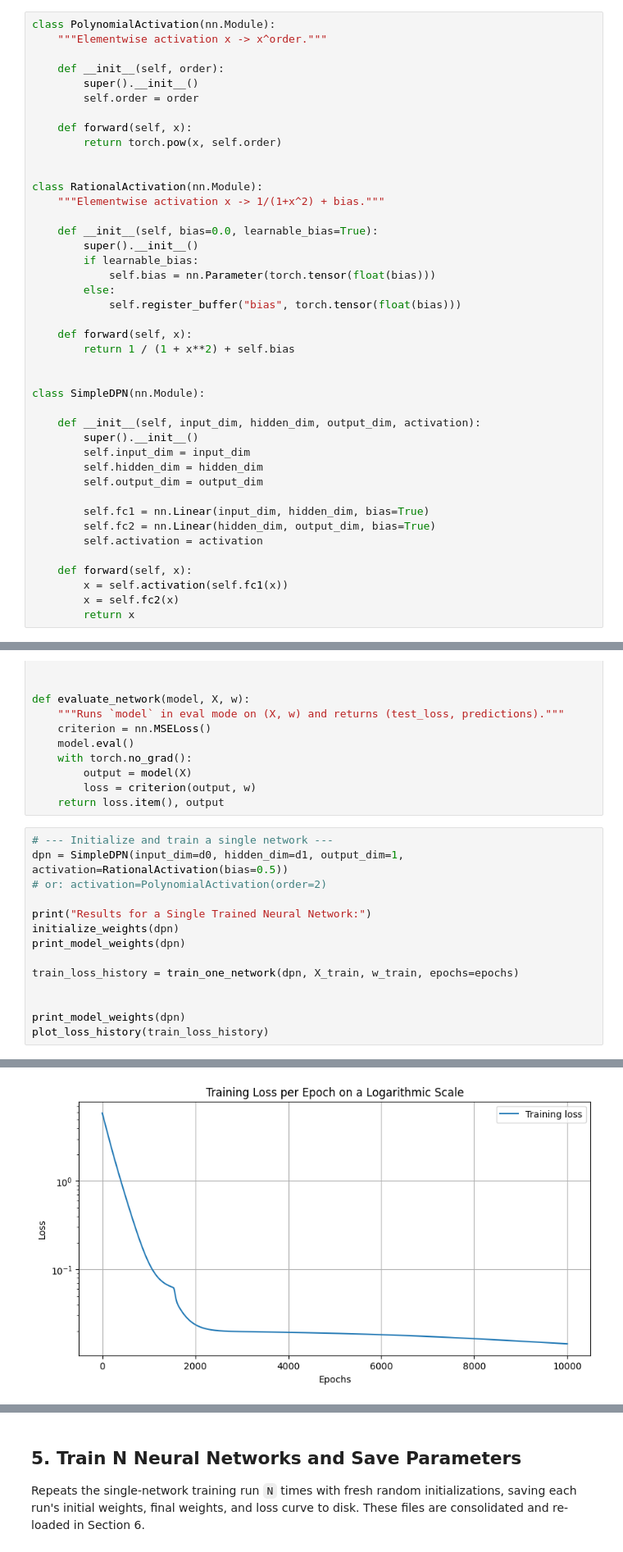
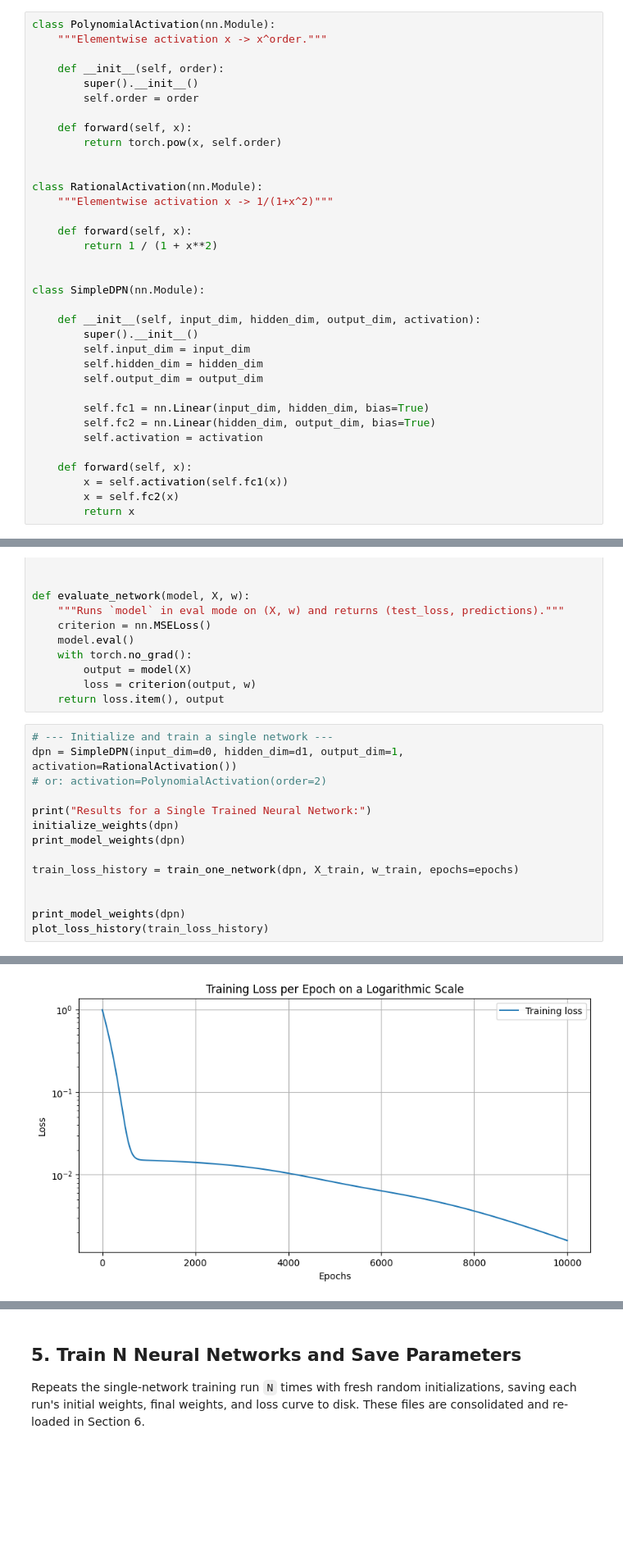
Before and after one commit to Avin-mo/dpnn-expressivity, a Jupyter notebook: dpnn_one_input.ipynb, the cells around one changed output, grey strips where cells are left out. Shown at 82% size. Cells and saved outputs as stored; diff of their text form; blank space fills up the shorter version.

```diff
--- a/dpnn_one_input.ipynb
+++ b/dpnn_one_input.ipynb
@@ -41,17 +41,10 @@ class PolynomialActivation(nn.Module):
 
 
 class RationalActivation(nn.Module):
-    """Elementwise activation x -> 1/(1+x^2) + bias."""
-
-    def __init__(self, bias=0.0, learnable_bias=True):
-        super().__init__()
-        if learnable_bias:
-            self.bias = nn.Parameter(torch.tensor(float(bias)))
-        else:
-            self.register_buffer("bias", torch.tensor(float(bias)))
+    """Elementwise activation x -> 1/(1+x^2)"""
 
     def forward(self, x):
-        return 1 / (1 + x**2) + self.bias
+        return 1 / (1 + x**2)
 
 
 class SimpleDPN(nn.Module):
@@ -297,7 +290,7 @@ def evaluate_network(model, X, w):
     return loss.item(), output
 # %%
 # --- Initialize and train a single network ---
-dpn = SimpleDPN(input_dim=d0, hidden_dim=d1, output_dim=1, activation=RationalActivation(bias=0.5))
+dpn = SimpleDPN(input_dim=d0, hidden_dim=d1, output_dim=1, activation=RationalActivation())
 # or: activation=PolynomialActivation(order=2)
 
 print("Results for a Single Trained Neural Network:")
@@ -330,4 +323,4 @@ activation.bias:
-[figure, old version]
+[figure, new version]
 # %%
 # --- Evaluate on the test set ---
 test_loss, test_output = evaluate_network(dpn, X_test, w_test)
```
Also changed, not shown: parts of 3 cells of this notebook.
